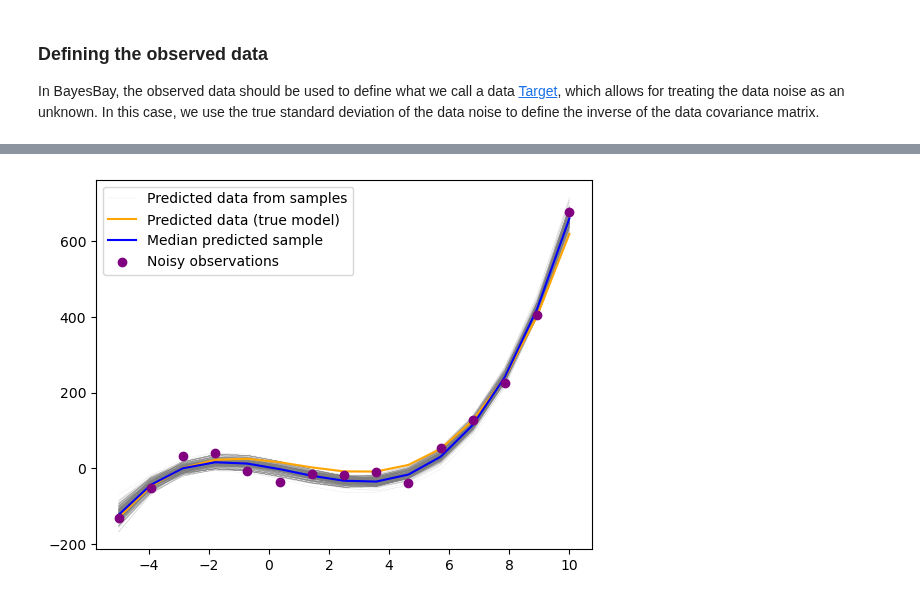
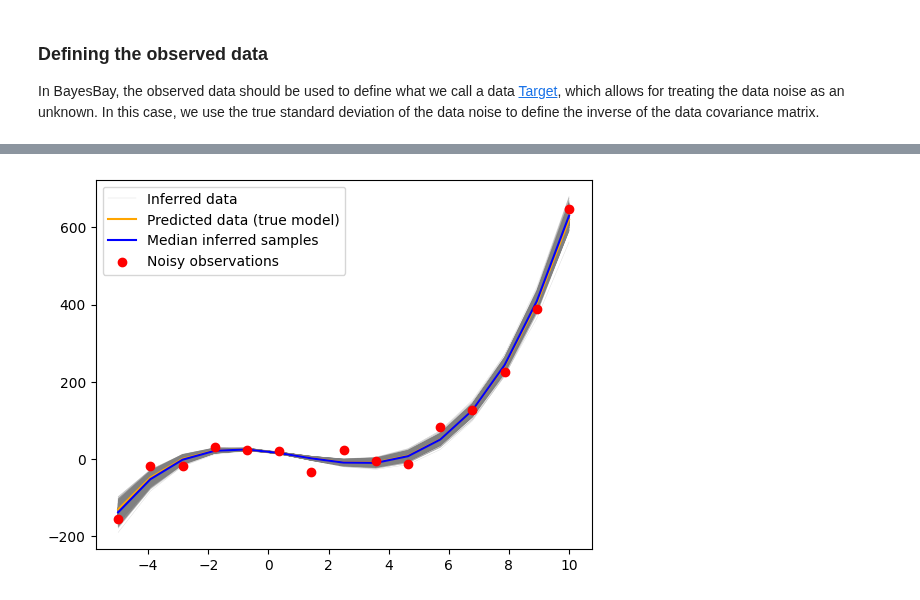
Before and after one commit to fmagrini/bayes-bay, a Jupyter notebook: docs/source/tutorials/0_quickstart.ipynb, the cells around one changed output, grey strips where cells are left out. Cells and saved outputs as stored; diff of their text form; code cells hidden in the pictures.

```diff
--- a/docs/source/tutorials/0_quickstart.ipynb
+++ b/docs/source/tutorials/0_quickstart.ipynb
@@ -73,3 +66,8 @@ m3 = bb.parameters.UniformParameter("m3", -10, 10, 2)
+# %%
+m0 = bb.parameters.GaussianParameter(name="m0", mean=20, std=1, perturb_std=0.5)
+m1 = bb.parameters.UniformParameter(name="m1", vmin=-13, vmax=-7, perturb_std=0.4)
+m2 = bb.parameters.UniformParameter(name="m2", vmin=-10, vmax=4, perturb_std=0.5)
+m3 = bb.parameters.GaussianParameter(name="m3", mean=1, std=0.1, perturb_std=0.1)
 # %% [markdown]
 ### Parameter space and parameterization
 
@@ -111,8 +112,8 @@ inversion = bb.BayesianInversion(
     parameterization=parameterization,
     targets=target,
     fwd_functions=fwd_function,
-    n_chains=3,
-    n_cpus=3,
+    n_chains=10,
+    n_cpus=10,
 )
 inversion.run(
     sampler=None,
@@ -126,20 +133,22 @@ inversion.run(
 # %%
 results = inversion.get_results()
+results.pop('my_param_space.n_dimensions')
+
 coefficients_samples = np.squeeze(np.array([results[f"m{i}"] for i in range(N_DIMS)]))
 
 fig, ax = plt.subplots()
 all_y_pred = np.zeros((coefficients_samples.shape[1], len(y)))
 for i, coefficients in enumerate(coefficients_samples.T):
     y_pred = fwd_operator @ coefficients
     all_y_pred[i,:] = y_pred
     if i == 0:
-        ax.plot(DATA_X, y_pred, c='gray', lw=0.05, label="Predicted data from samples")
+        ax.plot(DATA_X, y_pred, c='gray', lw=0.3, alpha=0.3, label="Inferred data")
     else:
-        ax.plot(DATA_X, y_pred, c='gray', lw=0.05)
+        ax.plot(DATA_X, y_pred, c='gray', lw=0.3, alpha=0.3)
 ax.plot(DATA_X, y, c='orange', label='Predicted data (true model)')
-ax.plot(DATA_X, np.median(all_y_pred, axis=0), c="blue", label='Median predicted sample')
-ax.scatter(DATA_X, y_noisy, c='purple', label='Noisy observations', zorder=3)
+ax.plot(DATA_X, np.median(all_y_pred, axis=0), c="blue", label='Median inferred samples')
+ax.scatter(DATA_X, y_noisy, c='r', label='Noisy observations', zorder=3)
 ax.legend()
 plt.show()
 # %% [output]
-[figure, old version]
+[figure, new version]
```
Also changed, not shown: parts of 11 cells of this notebook, 1 other file.
